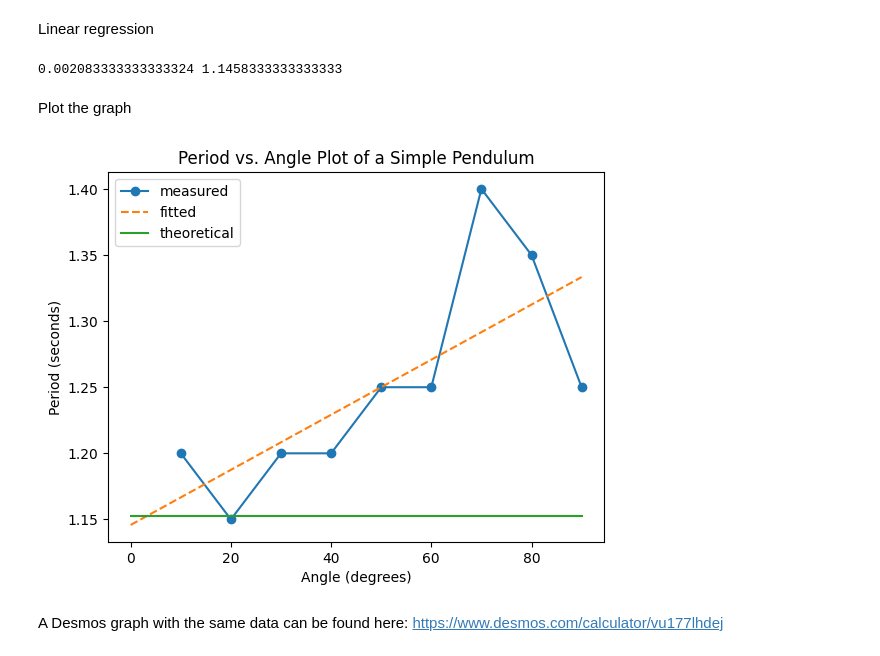
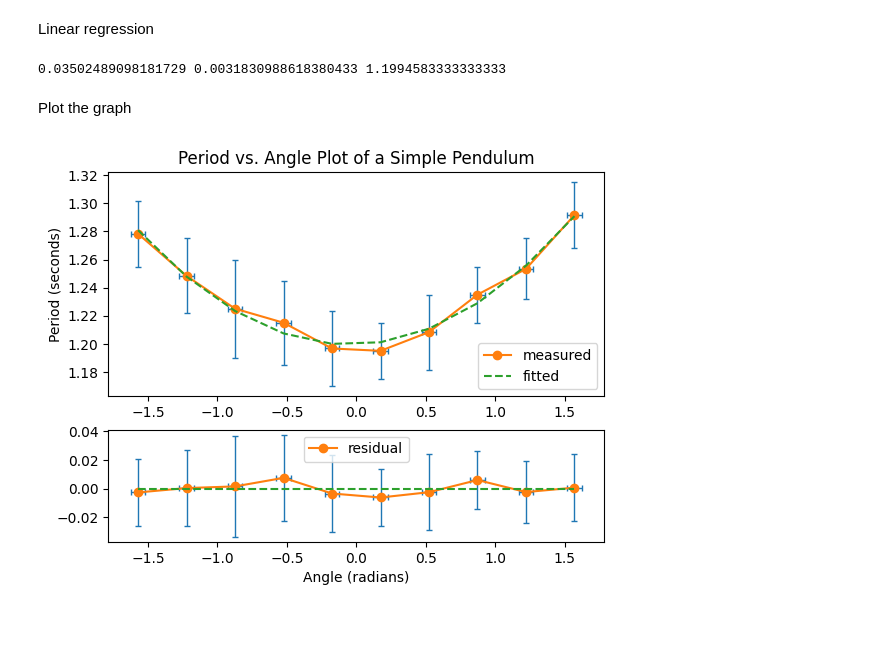
Before and after one commit to harry7557558/engsci-2t6, a Jupyter notebook: phy180-pendulum-lab/plot-period-angle.ipynb, the cells around one changed output. Cells and saved outputs as stored; diff of their text form; code cells hidden in the pictures; blank space fills up the shorter version.

Commit message:
period-angle and angle-time plots

```diff
--- a/phy180-pendulum-lab/plot-period-angle.ipynb
+++ b/phy180-pendulum-lab/plot-period-angle.ipynb
@@ -14,3 +12,16 @@ period = time_taken / 20.0
+# %%
+theta_initial = np.array([
+    -90, -70, -50, -30, -10, 10, 30, 50, 70, 90
+], dtype=np.float64) * np.pi / 180  # in radians
+period_measured_raw = np.array([
+    [25.4, 24.8, 24.1, 24.0, 23.7, 23.8, 24.1, 24.8, 25.0, 25.7],
+    [25.6, 24.9, 24.7, 24.3, 24.0, 24.0, 24.0, 24.6, 25.2, 25.8],
+    [25.7, 25.2, 24.7, 24.6, 24.1, 23.9, 24.4, 24.7, 25.0, 26.0]
+]) / 20.0  # in seconds
+theta_uncertainty = np.pi / 60  #
+period_measured = period_measured_raw.mean(axis=0)
+period_uncertainty = np.max(abs(period_measured_raw-period_measured), axis=0)
+period_uncertainty += 0.3 / 20.0
 # %% [markdown]
 Theoretical period (with small angle approximation): $T=2\pi\sqrt{\frac{L}{g}}$
 # %%
@@ -23,23 +38,37 @@ The theoretical period is 1.1523975720474915 seconds.
 # %% [markdown]
 Linear regression
-# %%
-m, b = np.polyfit(theta_initial, period, 1)
-print(m, b)
-# %% [output]
-0.002083333333333324 1.1458333333333333
+# %%
+a, b, c = np.polyfit(theta_initial, period_measured, 2)
+print(a, b, c)
+
+predicted = (a * theta_initial + b) * theta_initial + c
+residual = period_measured - predicted
+# %% [output]
+0.03502489098181729 0.0031830988618380433 1.1994583333333333
 # %% [markdown]
 Plot the graph
-# %%
-plt.clf()
-plt.title("Period vs. Angle Plot of a Simple Pendulum")
-plt.xlabel("Angle (degrees)")
-plt.ylabel("Period (seconds)")
-plt.plot(theta_initial, period, "o-")
-plt.plot([0, 90], [b, m*90+b], '--')
-plt.plot([0, 90], [period_theo]*2, '-')
-plt.legend(["measured", "fitted", "theoretical"])
-plt.show()
-# %% [output]
-[figure, removed]
-# %% [markdown]
-A Desmos graph with the same data can be found here: https://www.desmos.com/calculator/vu177lhdej
+# %%
+fig, (ax1, ax2) = plt.subplots(2, 1, gridspec_kw={'height_ratios': [2, 1]})
+ax1.set_title("Period vs. Angle Plot of a Simple Pendulum")
+ax2.set_xlabel("Angle (radians)")
+ax1.set_ylabel("Period (seconds)")
+
+ax1.errorbar(theta_initial, period_measured,
+             xerr=theta_uncertainty, yerr=period_uncertainty,
+             fmt=' ', linewidth=1, capsize=2)
+ax1.plot(theta_initial, period_measured, 'o-')
+ax1.plot(theta_initial, predicted, '--')
+# ax1.plot(theta_initial, period_theo_2, '-')
+# ax1.legend(["measured", "fitted", "theoretical"])
+ax1.legend(["measured", "fitted"])
+
+ax2.errorbar(theta_initial, residual,
+             xerr=theta_uncertainty, yerr=period_uncertainty,
+             fmt=' ', linewidth=1, capsize=2)
+ax2.plot(theta_initial, residual, 'o-')
+ax2.legend(["residual"])
+ax2.plot(theta_initial, np.zeros(len(theta_initial)), '--')
+
+plt.show()
+# %% [output]
+[figure, added]
```
Also changed, not shown: parts of 5 cells of this notebook, 2 other files.
